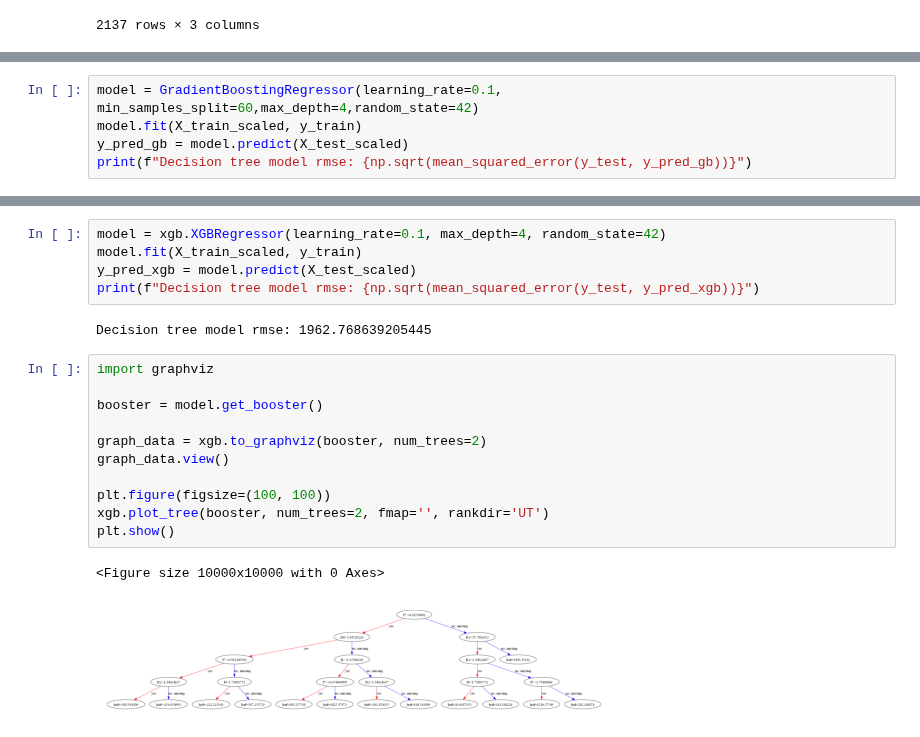
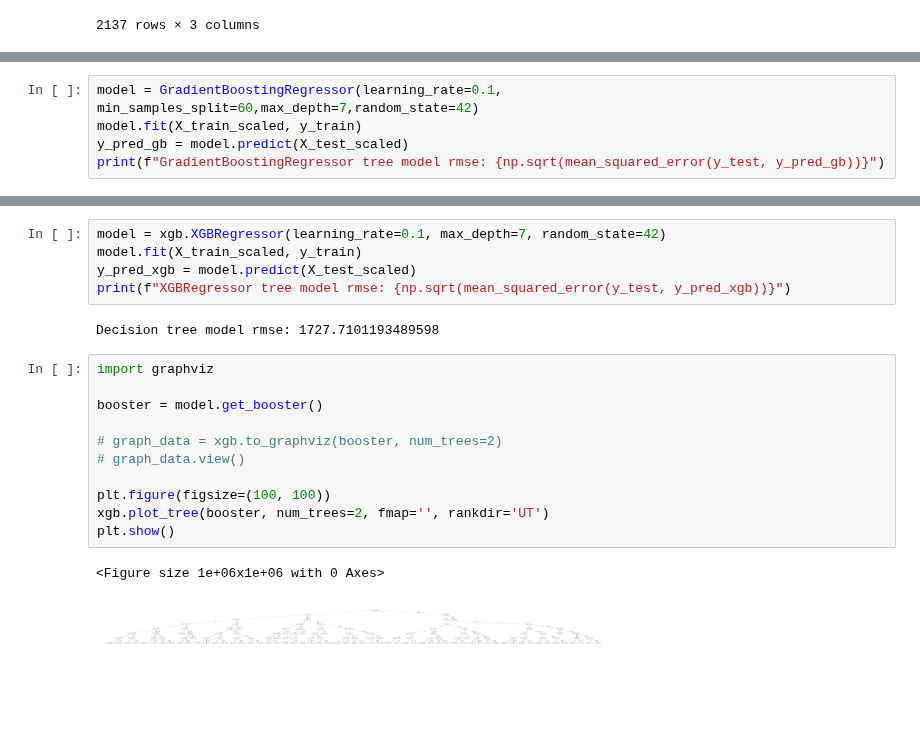
Before and after one commit to korneevec/TMS_DS, a Jupyter notebook: Lesson_18/Homework_flight.ipynb, the cells around one changed output, grey strips where cells are left out. Cells and saved outputs as stored; diff of their text form; blank space fills up the shorter version.

```diff
--- a/Lesson_18/Homework_flight.ipynb
+++ b/Lesson_18/Homework_flight.ipynb
@@ -327,8 +327,8 @@ print(f"Decision tree model rmse: {np.sqrt(mean_squared_error(y_test, y_pred_ab)
 # %% [output]
 Decision tree model rmse: 3074.2979090276913
 # %%
-model = GradientBoostingRegressor(learning_rate=0.1, min_samples_split=60,max_depth=4,random_state=42)
+model = GradientBoostingRegressor(learning_rate=0.1, min_samples_split=60,max_depth=7,random_state=42)
 model.fit(X_train_scaled, y_train)
 y_pred_gb = model.predict(X_test_scaled)
-print(f"Decision tree model rmse: {np.sqrt(mean_squared_error(y_test, y_pred_gb))}")
+print(f"GradientBoostingRegressor tree model rmse: {np.sqrt(mean_squared_error(y_test, y_pred_gb))}")
 # %% [output]
@@ -344,21 +362,21 @@ plt.show()
 # %%
-model = xgb.XGBRegressor(learning_rate=0.1, max_depth=4, random_state=42)
+model = xgb.XGBRegressor(learning_rate=0.1, max_depth=7, random_state=42)
 model.fit(X_train_scaled, y_train)
 y_pred_xgb = model.predict(X_test_scaled)
-print(f"Decision tree model rmse: {np.sqrt(mean_squared_error(y_test, y_pred_xgb))}")
+print(f"XGBRegressor tree model rmse: {np.sqrt(mean_squared_error(y_test, y_pred_xgb))}")
 # %% [output]
-Decision tree model rmse: 1962.768639205445
+Decision tree model rmse: 1727.7101193489598
 # %%
 import graphviz
 
 booster = model.get_booster()
 
-graph_data = xgb.to_graphviz(booster, num_trees=2)
-graph_data.view()
+# graph_data = xgb.to_graphviz(booster, num_trees=2)
+# graph_data.view()
 
 plt.figure(figsize=(100, 100))
 xgb.plot_tree(booster, num_trees=2, fmap='', rankdir='UT')
 plt.show()
 # %% [output]
-<Figure size 10000x10000 with 0 Axes>
+<Figure size 1e+06x1e+06 with 0 Axes>
-[figure, old version]
+[figure, new version]
```
Also changed, not shown: parts of 4 cells of this notebook.
